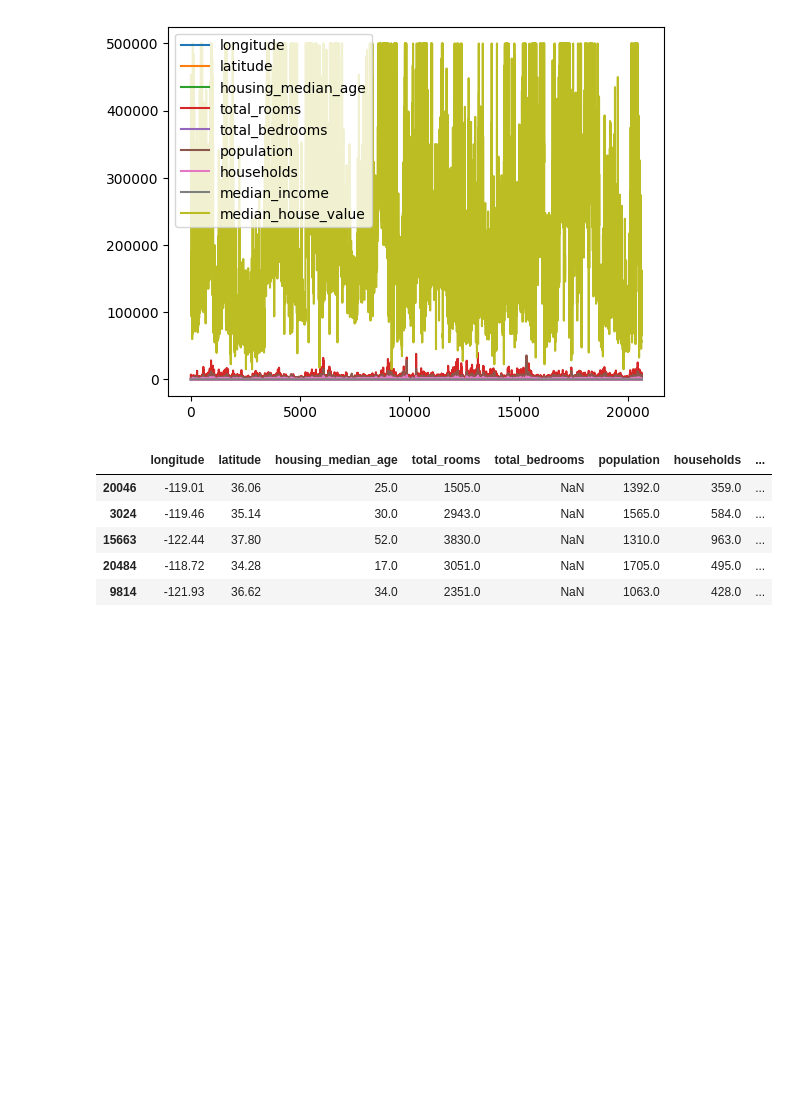
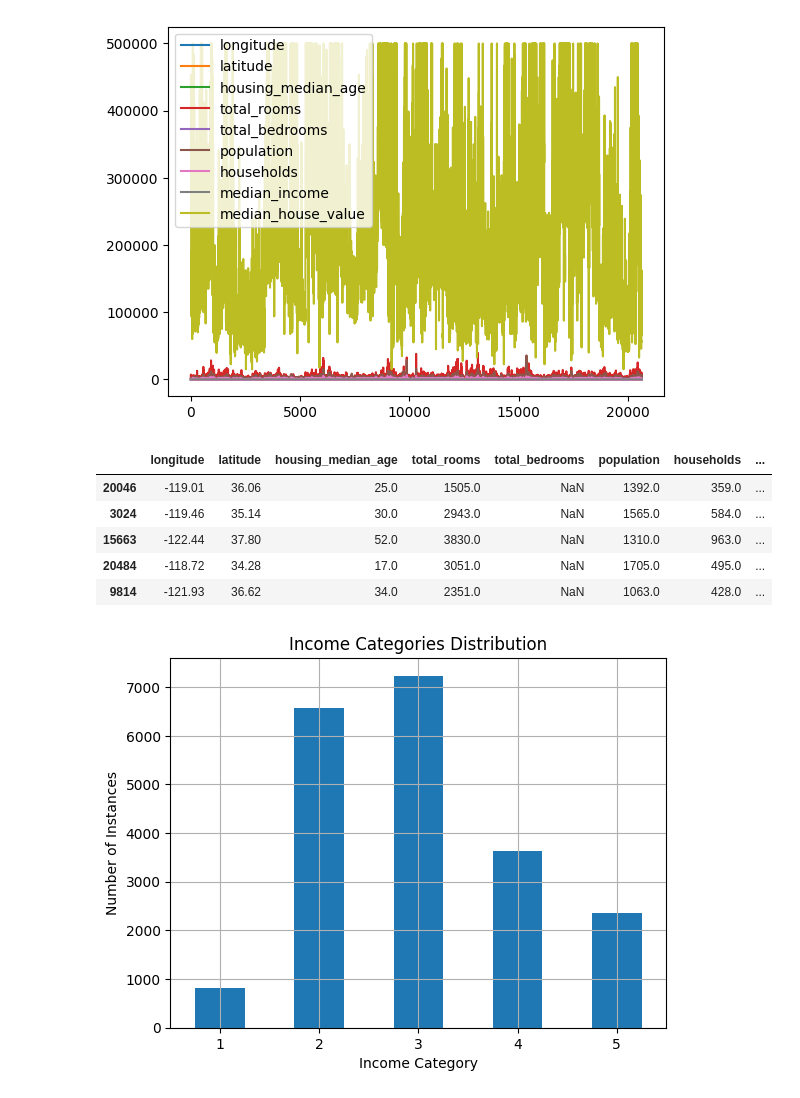
Before and after one commit to krishroy321/datascience, a Jupyter notebook: Python/scikit-learn/creating a test set.ipynb, the cells around one changed output. Saved outputs shown, nothing was run; the diff lists cells and outputs as text; code cells hidden in the pictures; blank space fills up the shorter version.

```diff
--- a/Python/scikit-learn/creating a test set.ipynb
+++ b/Python/scikit-learn/creating a test set.ipynb
@@ -131,3 +131,18 @@ test.head()
 | 15663 | -122.44 | 37.80 | 52.0 | 3830.0 | NaN | 1310.0 | 963.0 | ... |
 | 20484 | -118.72 | 34.28 | 17.0 | 3051.0 | NaN | 1705.0 | 495.0 | ... |
 | 9814 | -121.93 | 36.62 | 34.0 | 2351.0 | NaN | 1063.0 | 428.0 | ... |
+# %%
+import pandas as pd
+data = pd.read_csv("housing.csv")
+data["income_cat"] = pd.cut(data["median_income"],
+                             bins=[0, 1.5, 3.0, 4.5, 6.0, np.inf],
+                             labels=[1, 2, 3, 4, 5])
+# %%
+import matplotlib.pyplot as plt
+data["income_cat"].value_counts().sort_index().plot.bar(rot=0, grid=True)
+plt.title("Income Categories Distribution")
+plt.xlabel("Income Category")
+plt.ylabel("Number of Instances")
+plt.show()
+# %% [output]
+[figure, added]
```
Also changed, not shown: parts of 4 cells of this notebook.
